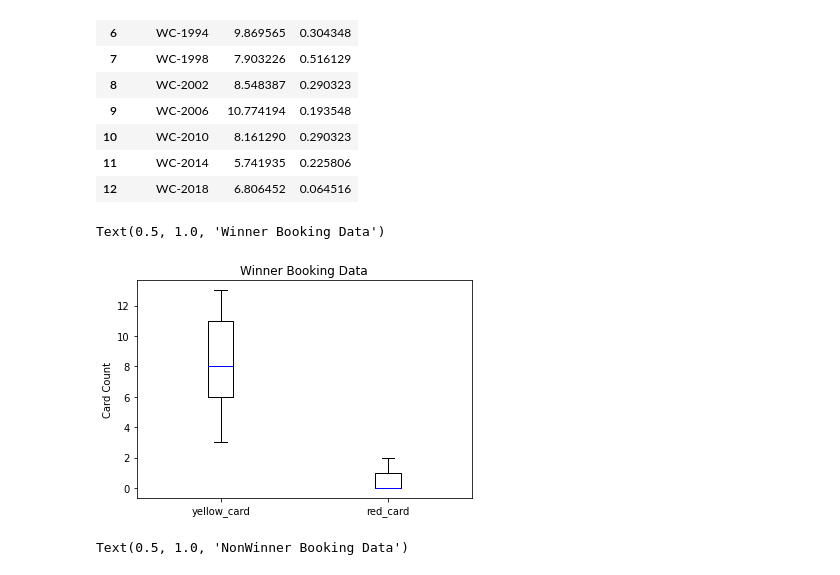
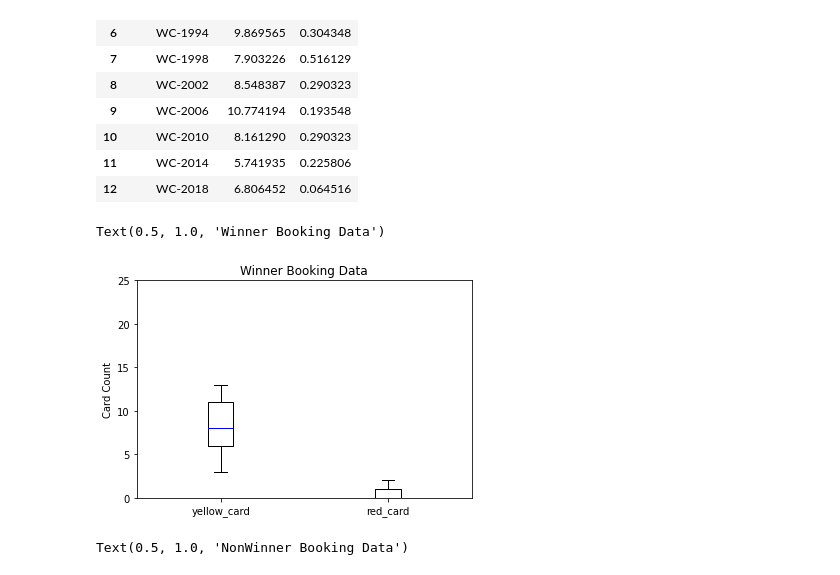
Before and after one commit to NaTaliaebr/Project_1, a Jupyter notebook: data_tranformation/Data_transformation_Q1-with visualizations.ipynb, the cells around one changed output. Cells and saved outputs as stored; diff of their text form; code cells hidden in the pictures.

Commit message:
Visualization1 edited and Visualization for top scorers added

```diff
--- a/data_tranformation/Data_transformation_Q1-with visualizations.ipynb
+++ b/data_tranformation/Data_transformation_Q1-with visualizations.ipynb
@@ -170,11 +170,12 @@ nonwinner_red_card_count= non_winner_booking_tourn_info["red_card"].values
 # %%
 boxplot = winner_booking_info.boxplot(grid = False, color = dict(boxes = 'k', whiskers='k', medians='b'))
 boxplot.set_ylabel('Card Count')
 boxplot.set_xlabel('')
+plt.ylim(0,25)
 boxplot.set_title('Winner Booking Data')
 # %% [output]
 Text(0.5, 1.0, 'Winner Booking Data')
-[figure, old version]
+[figure, new version]
 # %%
 boxplot = non_winner_booking_info.boxplot(grid = False, color = dict(boxes = 'k', whiskers='k', medians='b'))
 boxplot.set_ylabel('Card Count')
```
Also changed, not shown: 1 other file.
